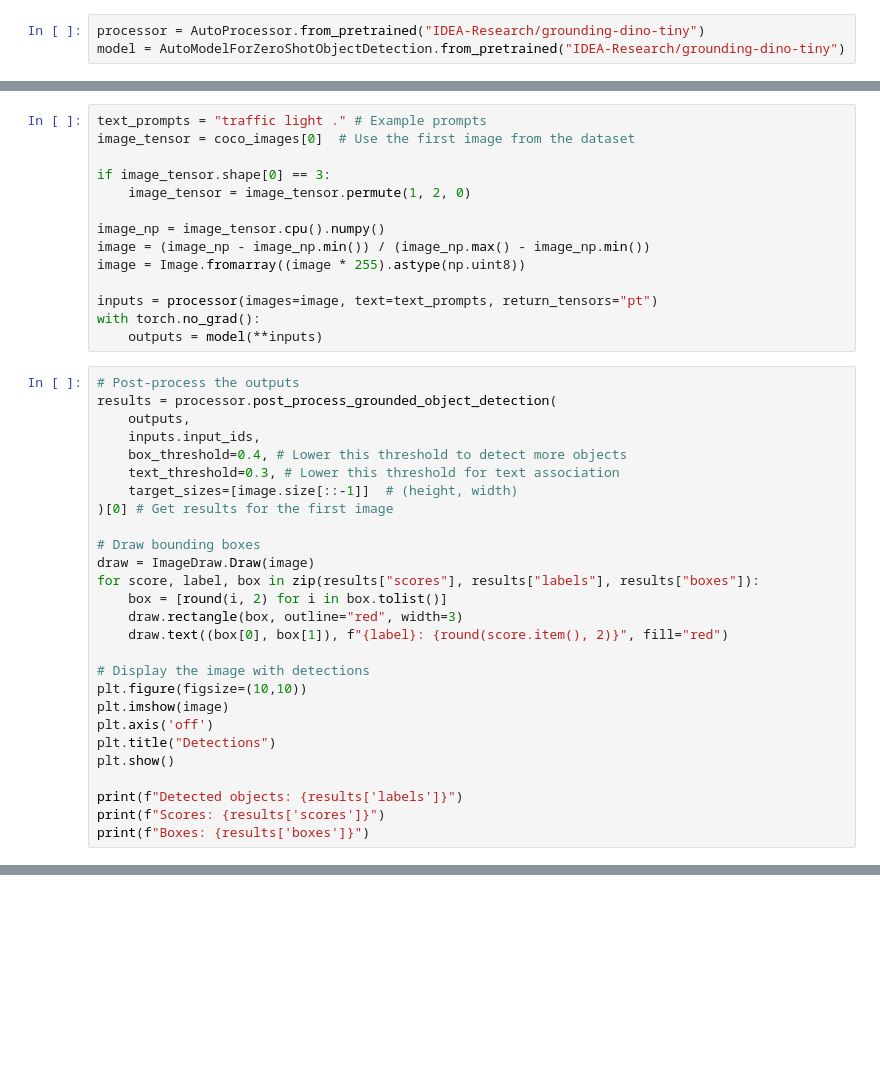
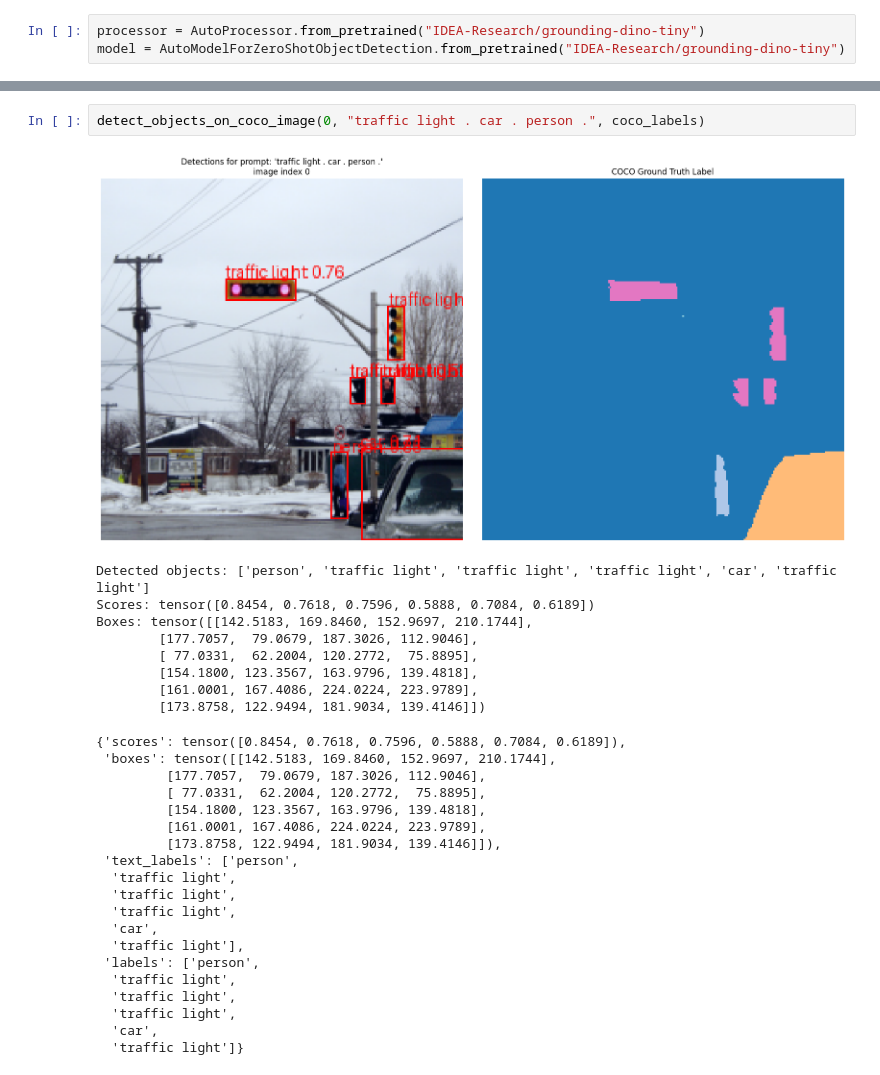
Before and after one commit to hzavadil98/NORA_MML, a Jupyter notebook: Ground_dino.ipynb, the cells around one changed output, grey strips where cells are left out. Cells and saved outputs as stored; diff of their text form; blank space fills up the shorter version.

Commit message:
implemented comparison with coco labels

```diff
--- a/Ground_dino.ipynb
+++ b/Ground_dino.ipynb
@@ -59,41 +51,0 @@ plt.show()
-# %%
-text_prompts = "traffic light ." # Example prompts
-image_tensor = coco_images[0]  # Use the first image from the dataset
-
-if image_tensor.shape[0] == 3:
-    image_tensor = image_tensor.permute(1, 2, 0)
-
-image_np = image_tensor.cpu().numpy()
-image = (image_np - image_np.min()) / (image_np.max() - image_np.min())
-image = Image.fromarray((image * 255).astype(np.uint8))
-
-inputs = processor(images=image, text=text_prompts, return_tensors="pt")
-with torch.no_grad():
-    outputs = model(**inputs)
-# %%
-# Post-process the outputs
-results = processor.post_process_grounded_object_detection(
-    outputs,
-    inputs.input_ids,
-    box_threshold=0.4, # Lower this threshold to detect more objects
-    text_threshold=0.3, # Lower this threshold for text association
-    target_sizes=[image.size[::-1]]  # (height, width)
-)[0] # Get results for the first image
-
-# Draw bounding boxes
-draw = ImageDraw.Draw(image)
-for score, label, box in zip(results["scores"], results["labels"], results["boxes"]):
-    box = [round(i, 2) for i in box.tolist()]
-    draw.rectangle(box, outline="red", width=3)
-    draw.text((box[0], box[1]), f"{label}: {round(score.item(), 2)}", fill="red")
-
-# Display the image with detections
-plt.figure(figsize=(10,10))
-plt.imshow(image)
-plt.axis('off')
-plt.title("Detections")
-plt.show()
-
-print(f"Detected objects: {results['labels']}")
-print(f"Scores: {results['scores']}")
-print(f"Boxes: {results['boxes']}")
@@ -107,0 +150,31 @@ Boxes: tensor([[177.6391,  79.0139, 187.3136, 112.9187],
+# %%
+detect_objects_on_coco_image(0, "traffic light . car . person .", coco_labels)
+# %% [output]
+[figure, added]
+Detected objects: ['person', 'traffic light', 'traffic light', 'traffic light', 'car', 'traffic light']
+Scores: tensor([0.8454, 0.7618, 0.7596, 0.5888, 0.7084, 0.6189])
+Boxes: tensor([[142.5183, 169.8460, 152.9697, 210.1744],
+        [177.7057,  79.0679, 187.3026, 112.9046],
+        [ 77.0331,  62.2004, 120.2772,  75.8895],
+        [154.1800, 123.3567, 163.9796, 139.4818],
+        [161.0001, 167.4086, 224.0224, 223.9789],
+        [173.8758, 122.9494, 181.9034, 139.4146]])
+{'scores': tensor([0.8454, 0.7618, 0.7596, 0.5888, 0.7084, 0.6189]),
+ 'boxes': tensor([[142.5183, 169.8460, 152.9697, 210.1744],
+         [177.7057,  79.0679, 187.3026, 112.9046],
+         [ 77.0331,  62.2004, 120.2772,  75.8895],
+         [154.1800, 123.3567, 163.9796, 139.4818],
+         [161.0001, 167.4086, 224.0224, 223.9789],
+         [173.8758, 122.9494, 181.9034, 139.4146]]),
+ 'text_labels': ['person',
+  'traffic light',
+  'traffic light',
+  'traffic light',
+  'car',
+  'traffic light'],
+ 'labels': ['person',
+  'traffic light',
+  'traffic light',
+  'traffic light',
+  'car',
+  'traffic light']}
```
Also changed, not shown: parts of 7 cells of this notebook.
